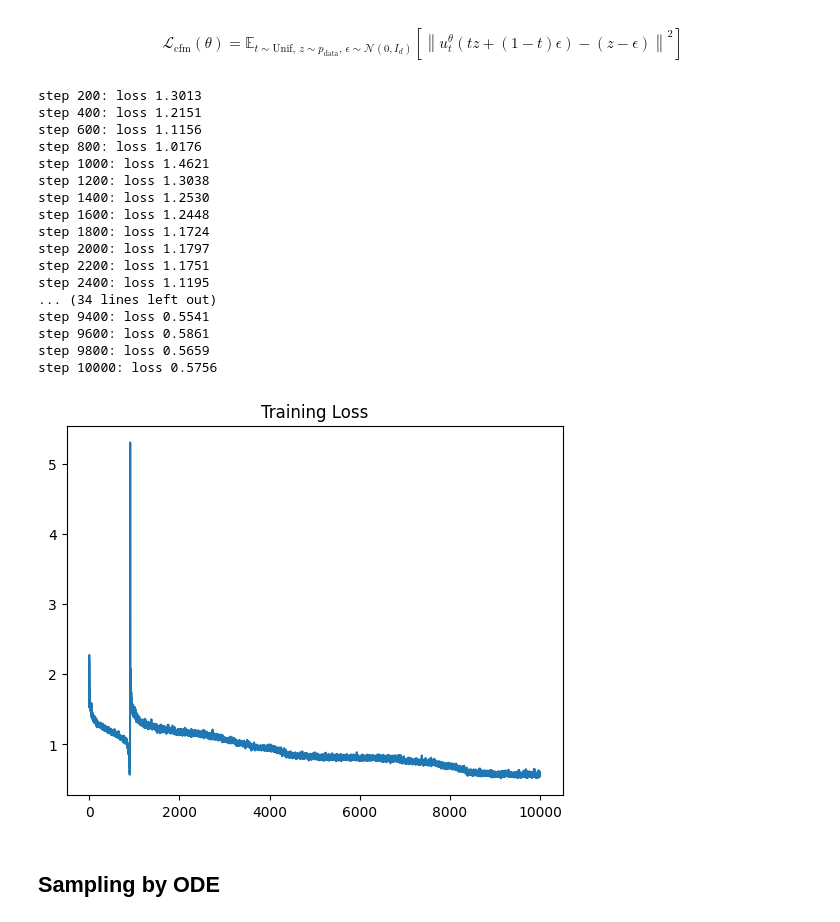
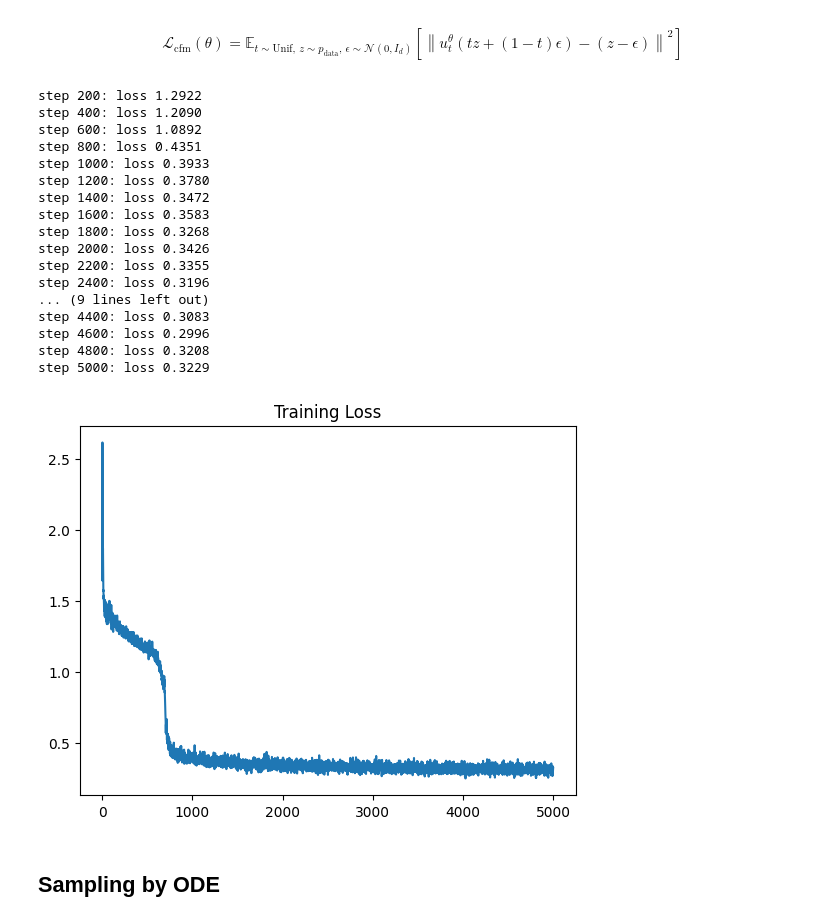
Before and after one commit to F-Fer/understanding_flow_matching, a Jupyter notebook: notebooks/flow_matching_mnist.ipynb, the cells around one changed output. Drawn from its saved outputs; the diff is of its cells as text; code cells hidden in the pictures.

```diff
--- a/notebooks/flow_matching_mnist.ipynb
+++ b/notebooks/flow_matching_mnist.ipynb
@@ -11,6 +11,12 @@ import matplotlib.pyplot as plt
 from torchvision import datasets
 import torchvision.transforms as T
 import numpy as np
-device = torch.device("mps" if torch.backends.mps.is_available() else "cpu")
+
+if torch.backends.mps.is_available():
+    device = torch.device("mps")
+elif torch.cuda.is_available():
+    device = torch.device("cuda")
+else:
+    device = torch.device("cpu")
 device
 # %% [output]
@@ -259,55 +265,59 @@ $$\mathcal{L}_{\mathrm{cfm}}(\theta)
 = \mathbb{E}_{t \sim \mathrm{Unif},\, z \sim p_{\mathrm{data}},\, \epsilon \sim \mathcal{N}(0, I_d)}
 \left[ \left\| u_t^{\theta}(t z + (1 - t)\epsilon) - (z - \epsilon) \right\|^2 \right]$$
 # %%
-def batch(dataloader: DataLoader) -> tuple[torch.Tensor, torch.Tensor, torch.Tensor, torch.Tensor]:
-    x0, labels = next(dataloader)
+def batch(x0: torch.Tensor, labels: torch.Tensor) -> tuple[torch.Tensor, torch.Tensor, torch.Tensor, torch.Tensor]:
     x0 = x0.to(device)
     labels = labels.to(device)
     x1 = torch.randn(x0.shape, device=device) # random samples (from prior, e.g. N(0,I))
     t  = torch.rand(x0.shape[0], device=device) # random time steps t in [0,1]
     t_view = t.view(-1, 1, 1, 1)
     xt = (1 - t_view)*x0 + t_view*x1 # linear interpolation between x0 and x1
     target_v = x1 - x0  # rectified flow target
     return xt, t, target_v, labels
 
 model.train()
 losses = []
-steps = 10_000
+steps = 5_000
 loader_iter = iter(train_dataloader)
 for step in range(1, steps+1):
-    xt, t, target_v, y0 = batch(loader_iter)
+    try:
+        x0, labels = next(loader_iter)
+    except StopIteration:
+        loader_iter = iter(train_dataloader)
+        x0, labels = next(loader_iter)
+    xt, t, target_v, y0 = batch(x0, labels)
     pred_v = model(xt, t, y0)
     loss = F.mse_loss(pred_v, target_v)
     opt.zero_grad(set_to_none=True)
     loss.backward()
     opt.step()
     losses.append(loss.item())
     if step % 200 == 0:
         print(f"step {step}: loss {loss.item():.4f}")
 
 plt.figure()
 plt.plot(losses)
 plt.title("Training Loss")
 plt.show()
 # %% [output]
-step 200: loss 1.3013
-step 400: loss 1.2151
-step 600: loss 1.1156
-step 800: loss 1.0176
-step 1000: loss 1.4621
-step 1200: loss 1.3038
-step 1400: loss 1.2530
-step 1600: loss 1.2448
-step 1800: loss 1.1724
-step 2000: loss 1.1797
-step 2200: loss 1.1751
-step 2400: loss 1.1195
-... (34 lines left out)
-step 9400: loss 0.5541
-step 9600: loss 0.5861
-step 9800: loss 0.5659
-step 10000: loss 0.5756
+step 200: loss 1.2922
+step 400: loss 1.2090
+step 600: loss 1.0892
+step 800: loss 0.4351
+step 1000: loss 0.3933
+step 1200: loss 0.3780
+step 1400: loss 0.3472
+step 1600: loss 0.3583
+step 1800: loss 0.3268
+step 2000: loss 0.3426
+step 2200: loss 0.3355
+step 2400: loss 0.3196
+... (9 lines left out)
+step 4400: loss 0.3083
+step 4600: loss 0.2996
+step 4800: loss 0.3208
+step 5000: loss 0.3229
-[figure, old version]
+[figure, new version]
 # %% [markdown]
 ## Sampling by ODE
 # %%
```
Also changed, not shown: parts of 4 cells of this notebook.
